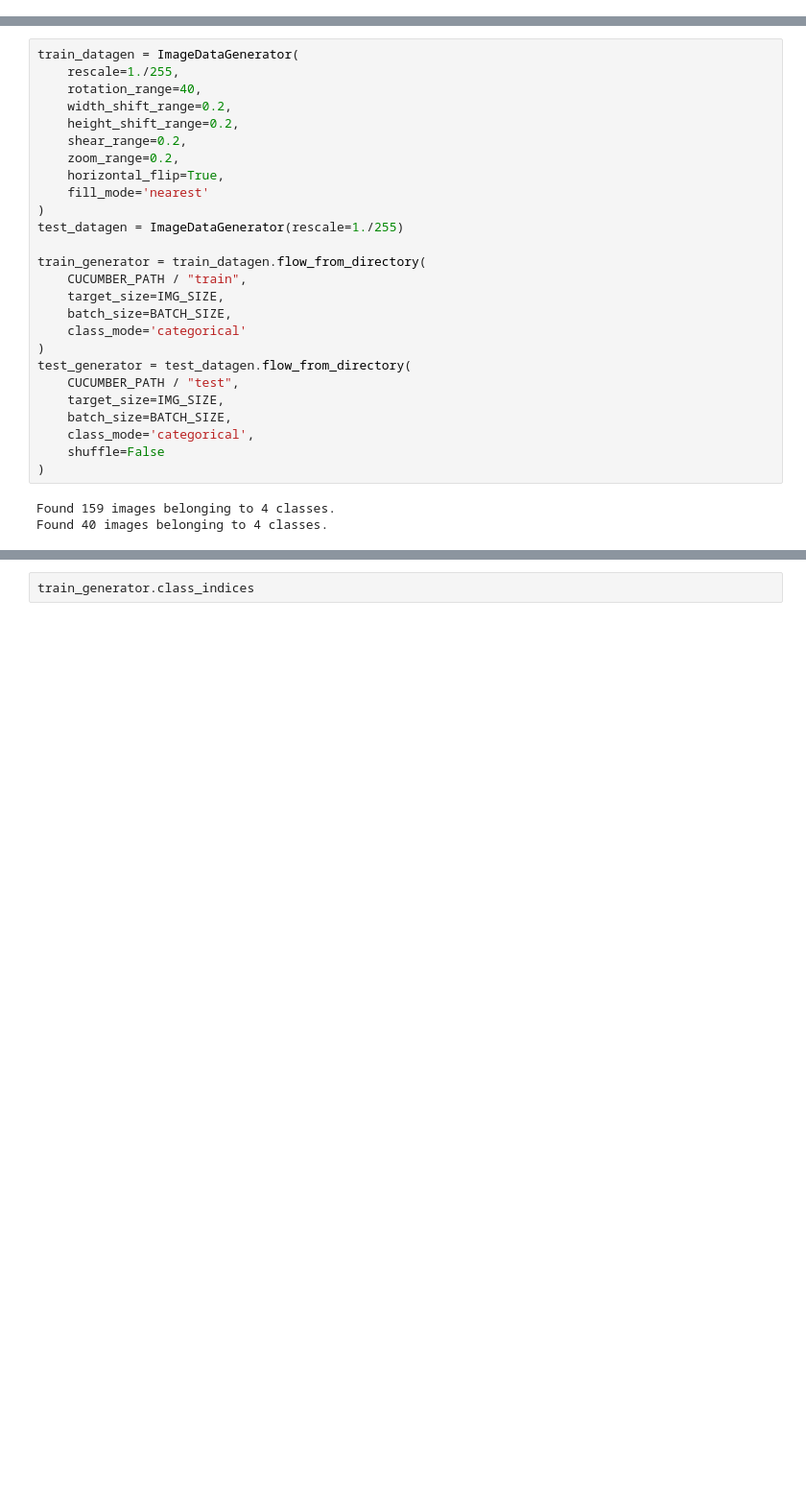
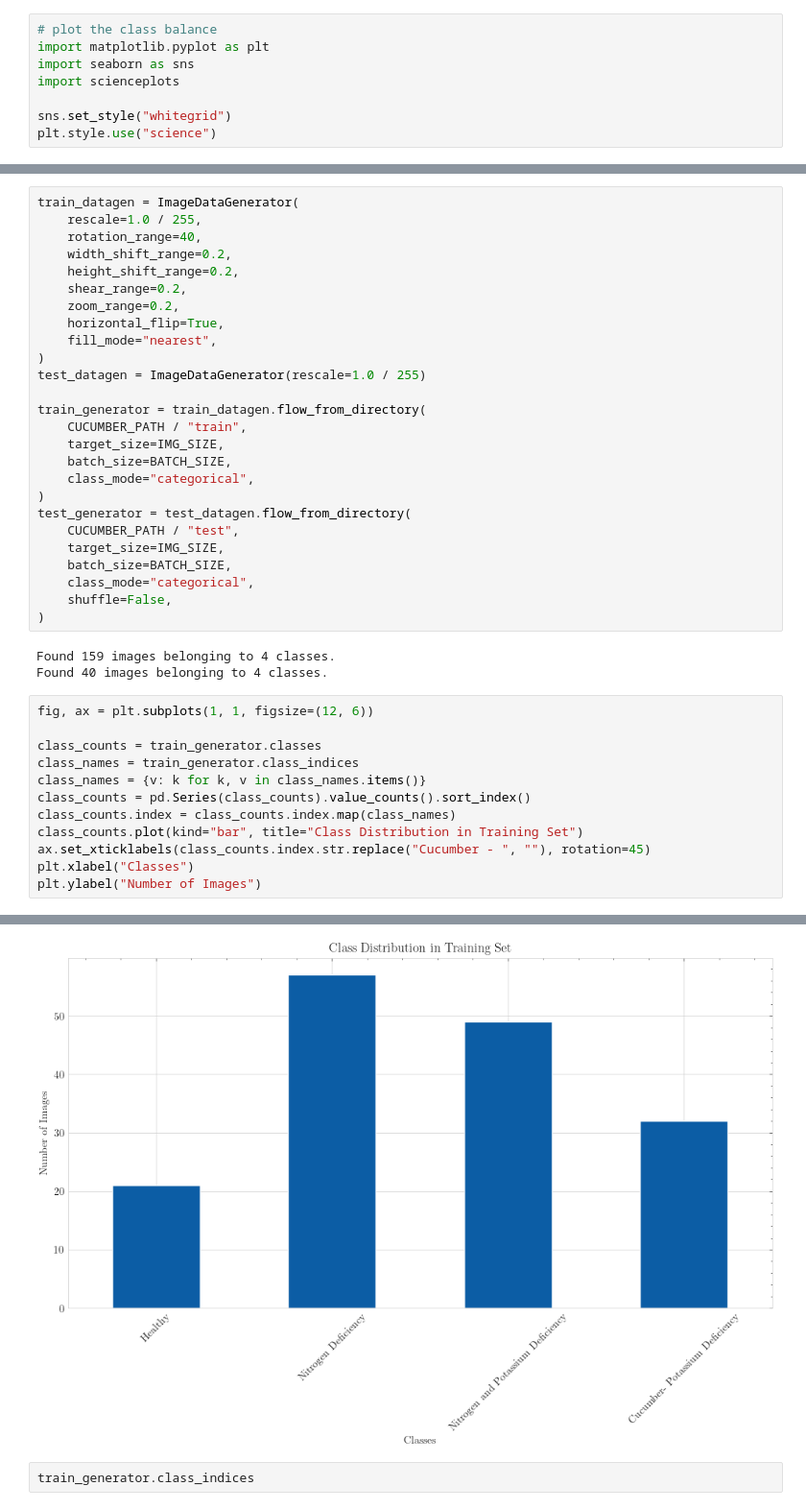
Before and after one commit to Yubo-Cao/tsa-2025-engineering-design, a Jupyter notebook: deep-learning/main.ipynb, the cells around one changed output, grey strips where cells are left out. Shown at 96% size. Cells and saved outputs as stored; diff of their text form; blank space fills up the shorter version.

```diff
--- a/deep-learning/main.ipynb
+++ b/deep-learning/main.ipynb
@@ -54,3 +71,11 @@ E0000 00:00:1739562033.852872   53800 cuda_blas.cc:1418] Unable to register cuBL
+# %%
+# plot the class balance
+import matplotlib.pyplot as plt
+import seaborn as sns
+import scienceplots
+
+sns.set_style("whitegrid")
+plt.style.use("science")
 # %%
 OUTPUT_PATH = Path(".").resolve() / "output"
 OUTPUT_PATH.mkdir(parents=True, exist_ok=True)
@@ -82,30 +107,43 @@ EPOCHS = 20
 LEARNING_RATE = 1e-3
 # %%
 train_datagen = ImageDataGenerator(
-    rescale=1./255,
+    rescale=1.0 / 255,
     rotation_range=40,
     width_shift_range=0.2,
     height_shift_range=0.2,
     shear_range=0.2,
     zoom_range=0.2,
     horizontal_flip=True,
-    fill_mode='nearest'
+    fill_mode="nearest",
 )
-test_datagen = ImageDataGenerator(rescale=1./255)
+test_datagen = ImageDataGenerator(rescale=1.0 / 255)
 
 train_generator = train_datagen.flow_from_directory(
     CUCUMBER_PATH / "train",
     target_size=IMG_SIZE,
     batch_size=BATCH_SIZE,
-    class_mode='categorical'
+    class_mode="categorical",
 )
 test_generator = test_datagen.flow_from_directory(
     CUCUMBER_PATH / "test",
     target_size=IMG_SIZE,
     batch_size=BATCH_SIZE,
-    class_mode='categorical',
-    shuffle=False
+    class_mode="categorical",
+    shuffle=False,
 )
 # %% [output]
 Found 159 images belonging to 4 classes.
 Found 40 images belonging to 4 classes.
+# %%
+fig, ax = plt.subplots(1, 1, figsize=(12, 6))
+
+class_counts = train_generator.classes
+class_names = train_generator.class_indices
+class_names = {v: k for k, v in class_names.items()}
+class_counts = pd.Series(class_counts).value_counts().sort_index()
+class_counts.index = class_counts.index.map(class_names)
+class_counts.plot(kind="bar", title="Class Distribution in Training Set")
+ax.set_xticklabels(class_counts.index.str.replace("Cucumber - ", ""), rotation=45)
+plt.xlabel("Classes")
+plt.ylabel("Number of Images")
+# %% [output]
@@ -112,3 +151,4 @@ Found 40 images belonging to 4 classes.
+[figure, added]
 # %%
 train_generator.class_indices
 # %% [output]
```
Also changed, not shown: parts of 11 cells of this notebook, 7 other files.
